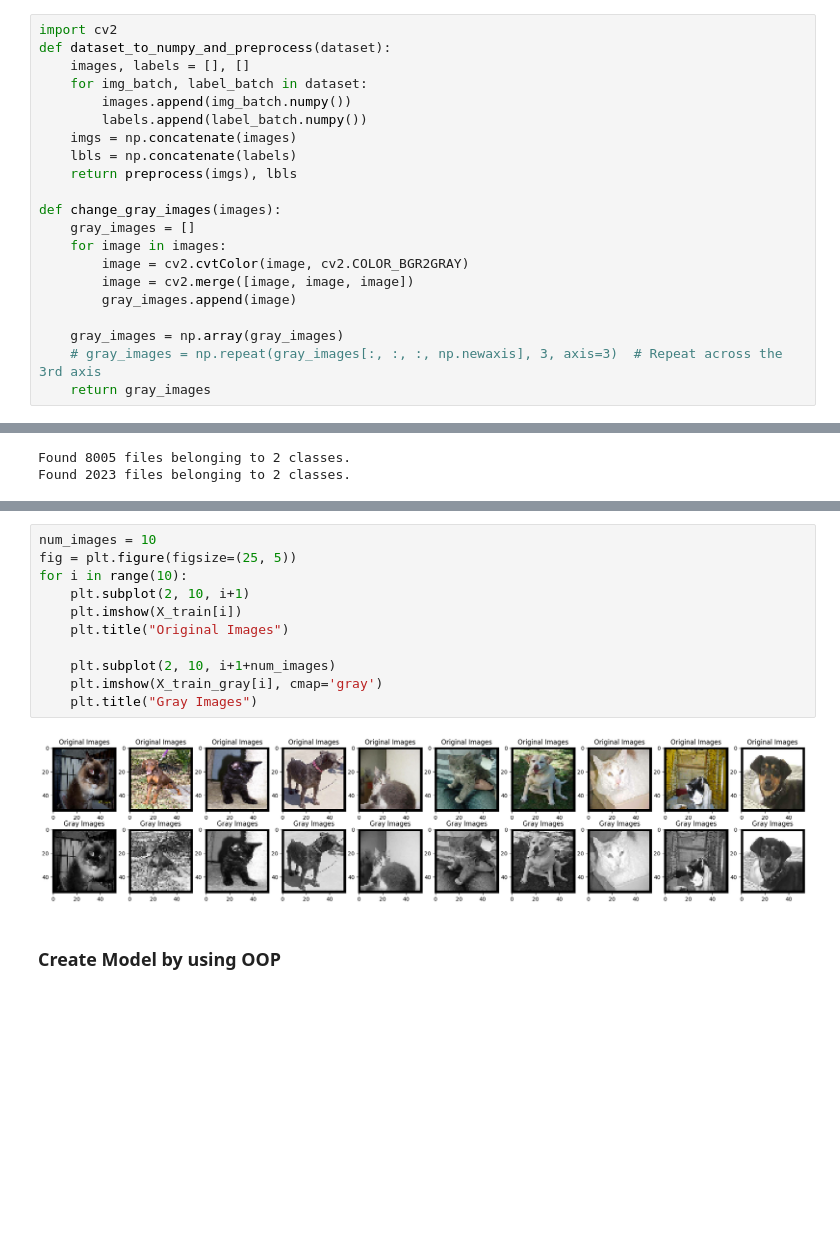
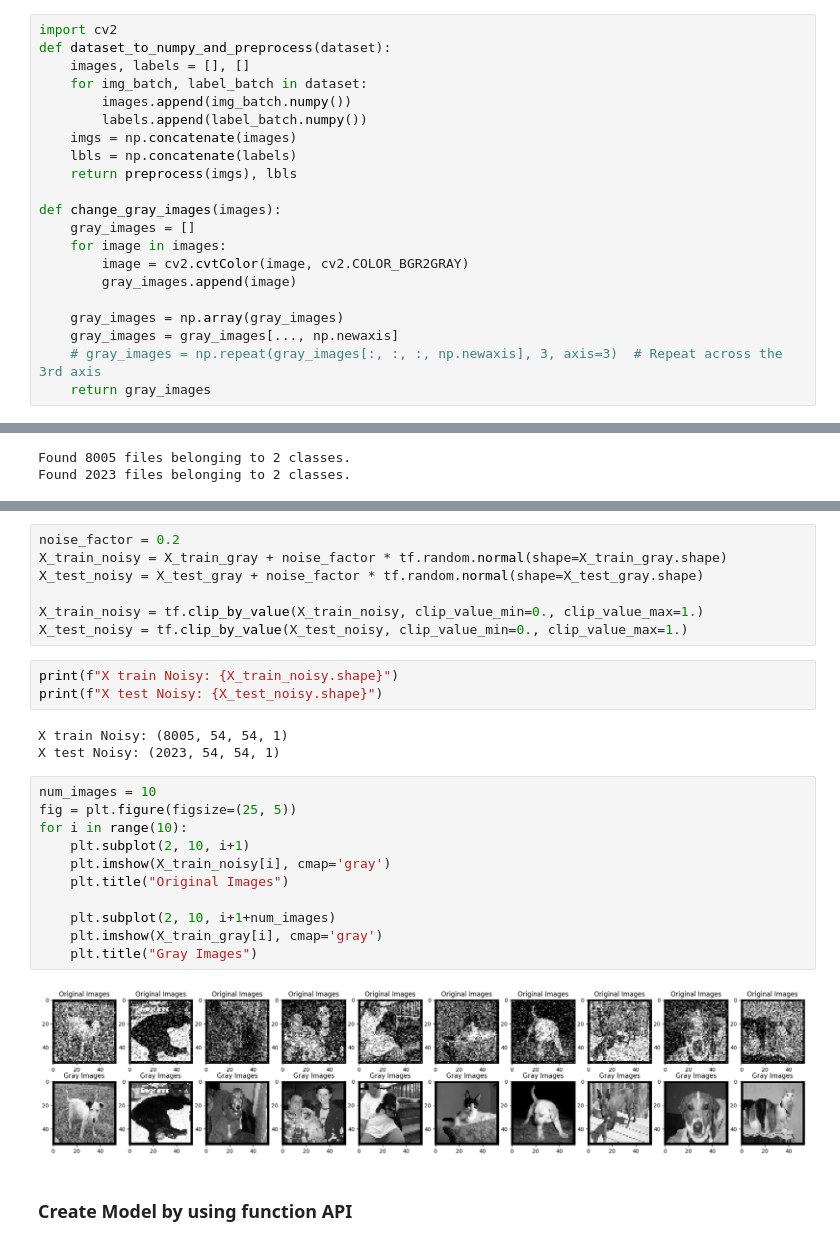
Before and after one commit to KU-Gen-AI-2567/Autoencoder-demo, a Jupyter notebook: Autoencoder.ipynb, the cells around one changed output, grey strips where cells are left out. Cells and saved outputs as stored; diff of their text form; blank space fills up the shorter version.

Commit message:
Update Model

```diff
--- a/Autoencoder.ipynb
+++ b/Autoencoder.ipynb
@@ -78,10 +78,10 @@ def change_gray_images(images):
     gray_images = []
     for image in images:
         image = cv2.cvtColor(image, cv2.COLOR_BGR2GRAY)
-        image = cv2.merge([image, image, image])
         gray_images.append(image)
 
     gray_images = np.array(gray_images)
+    gray_images = gray_images[..., np.newaxis]
     # gray_images = np.repeat(gray_images[:, :, :, np.newaxis], 3, axis=3)  # Repeat across the 3rd axis
     return gray_images
 # %%
@@ -134,18 +131,31 @@ New Shape: (54, 54, 3)
+# %%
+noise_factor = 0.2
+X_train_noisy = X_train_gray + noise_factor * tf.random.normal(shape=X_train_gray.shape)
+X_test_noisy = X_test_gray + noise_factor * tf.random.normal(shape=X_test_gray.shape)
+
+X_train_noisy = tf.clip_by_value(X_train_noisy, clip_value_min=0., clip_value_max=1.)
+X_test_noisy = tf.clip_by_value(X_test_noisy, clip_value_min=0., clip_value_max=1.)
+# %%
+print(f"X train Noisy: {X_train_noisy.shape}")
+print(f"X test Noisy: {X_test_noisy.shape}")
+# %% [output]
+X train Noisy: (8005, 54, 54, 1)
+X test Noisy: (2023, 54, 54, 1)
 # %%
 num_images = 10
 fig = plt.figure(figsize=(25, 5))
 for i in range(10):
     plt.subplot(2, 10, i+1)
-    plt.imshow(X_train[i])
+    plt.imshow(X_train_noisy[i], cmap='gray')
     plt.title("Original Images")
 
     plt.subplot(2, 10, i+1+num_images)
     plt.imshow(X_train_gray[i], cmap='gray')
     plt.title("Gray Images")
 # %% [output]
-[figure, old version]
+[figure, new version]
 # %% [markdown]
-### Create Model by using OOP
+### Create Model by using function API
 # %%
 from tensorflow.keras import models, layers, losses, activations, optimizers
 import tensorflow.keras.backend as K
```
Also changed, not shown: parts of 16 cells of this notebook.
